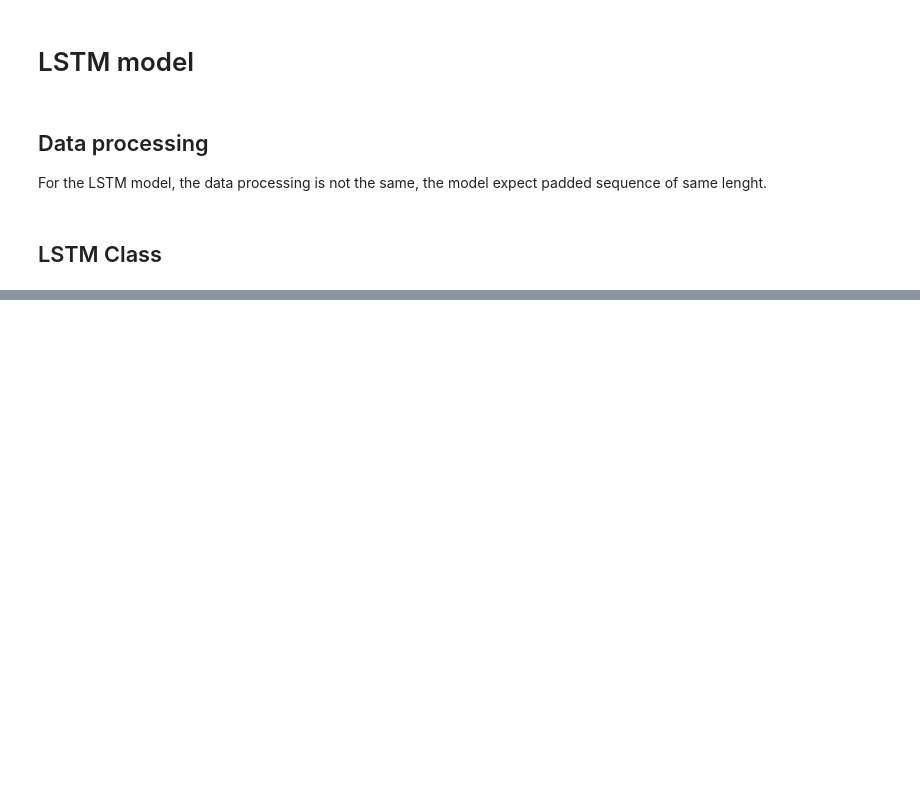
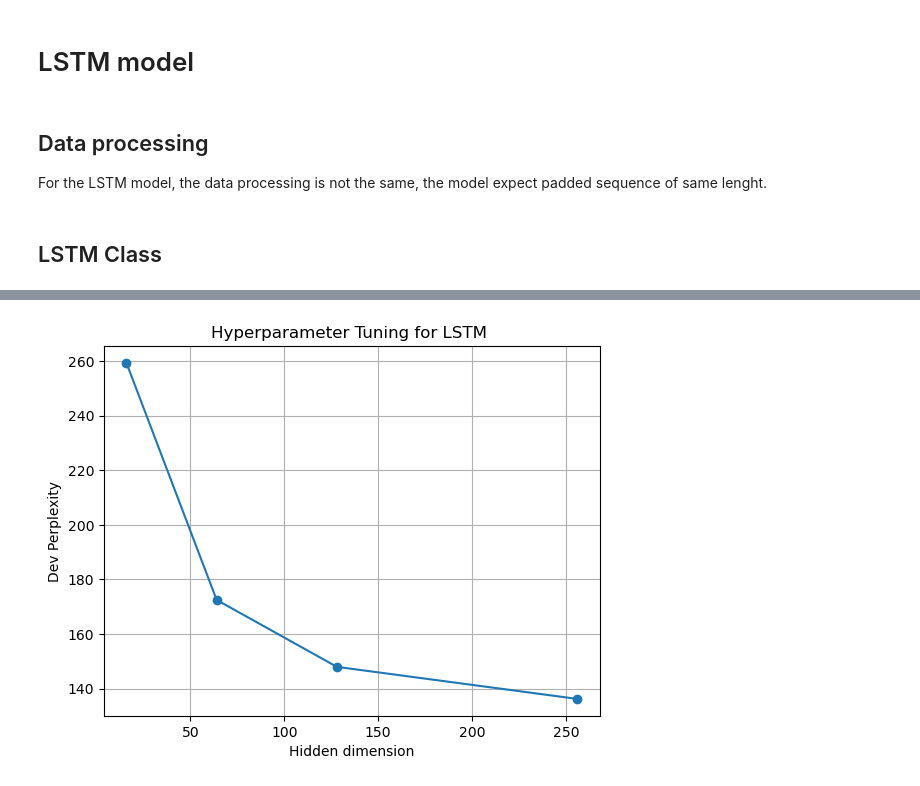
Before and after one commit to Lo808/Neural-Language-Modeling, a Jupyter notebook: Neural Language Modeling.ipynb, the cells around one changed output, grey strips where cells are left out. Saved outputs shown, nothing was run; the diff lists cells and outputs as text; code cells hidden in the pictures; blank space fills up the shorter version.

Commit message:
Model comparing

```diff
--- a/Neural Language Modeling.ipynb
+++ b/Neural Language Modeling.ipynb
@@ -245,7 +246,7 @@ class Perplexity:
 # %%
 class NeuralNgram(nn.Module):
 
-    def __init__(self,n=n_model,embedding_dim=100,hidden_dim=64):
+    def __init__(self,n=n_model,embedding_dim=150,hidden_dim=64):
         super().__init__()
         self.n=n
         self.emb = nn.Embedding(vocab_size, embedding_dim)
@@ -658,0 +667,12 @@ print(lstm.dev_perplexity_history)
+# %%
+# Hidden dimension tuning
+
+hidden_dimension=[16,64,128,256]
+
+global_perplexity_h=[]
+
+for dim in hidden_dimension:
+    lstm=myLSTM(embedding_dim=100,hidden_dim=dim,variational_dropout=0.3,word_dropout=0.1)
+    lstm.fit(train_data,epochs=3,batch_size=64,lr=0.001)
+
+    global_perplexity_h.append(lstm.dev_perplexity_history[-1])
@@ -658,0 +692,11 @@ print(lstm.dev_perplexity_history)
+# %%
+
+plt.plot(hidden_dimension,global_perplexity_h, marker="o")
+
+plt.xlabel("Hidden dimension")
+plt.ylabel("Dev Perplexity")
+plt.title("Hyperparameter Tuning for LSTM ")
+plt.grid(True)
+plt.show()
+# %% [output]
+[figure, added]
```
Also changed, not shown: parts of 12 cells of this notebook.
